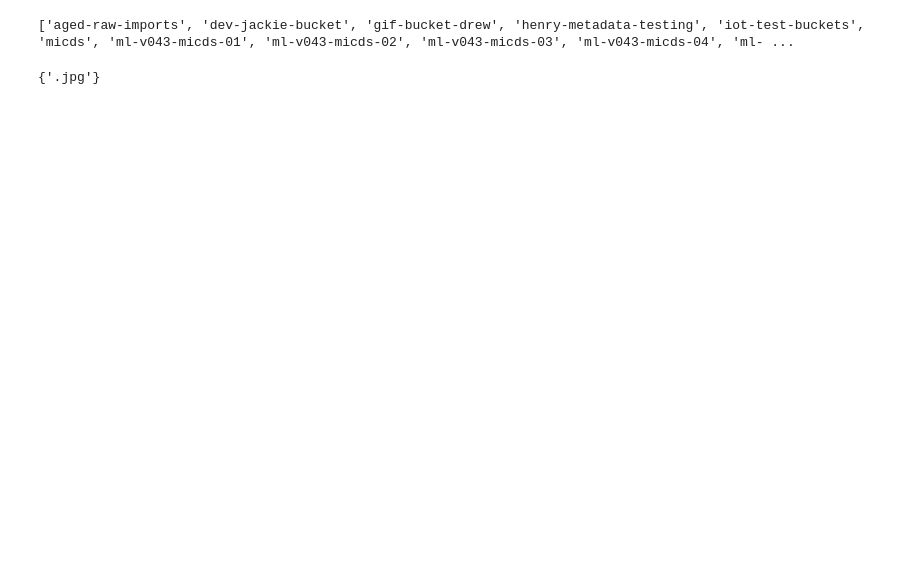
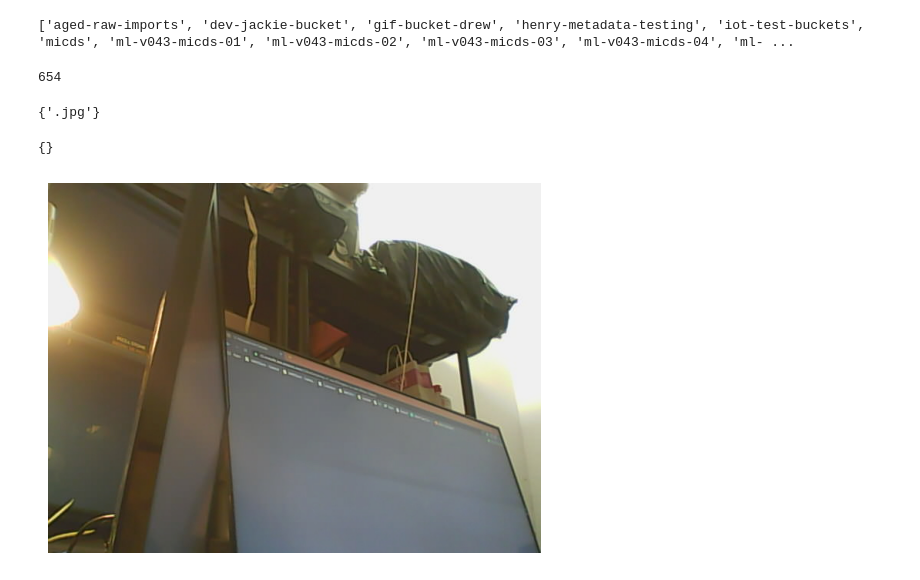
Before and after one commit to MST-Capstone2-MarsFarm/image_processor, a Jupyter notebook: workflow/boto_exploration.ipynb, the cells around one changed output. Drawn from its saved outputs; the diff is of its cells as text; code cells hidden in the pictures; blank space fills up the shorter version.

Commit message:
Testing out algorithm on s3 bucket.

```diff
--- a/workflow/boto_exploration.ipynb
+++ b/workflow/boto_exploration.ipynb
@@ -88,7 +92,10 @@ def count_images_in_bucket(bucket_name):
         image_count = executor.map(is_image, keys)
     return sum(image_count)
 
-#print(count_images_in_bucket('mv1-production'))
+#mv1 actively accumulates images over time
+print(count_images_in_bucket('mm-v023-regini-01'))
+# %% [output]
+654
 # %%
 def get_metadata(bucket_name):
     paginator = s3.get_paginator('list_objects_v2')
@@ -119,3 +128,42 @@ def get_unique_file_types(bucket_name):
 get_unique_file_types('mm-v023-backup')
 # %% [output]
 {'.jpg'}
+# %%
+import cv2
+import numpy as np
+import io
+import matplotlib.pyplot as plt
+
+#function to tst loading an image directly from s3
+def display_first_image_with_opencv(bucket_name):
+    paginator = s3.get_paginator('list_objects_v2')
+    page_iterator = paginator.paginate(Bucket=bucket_name)
+
+    image_extensions = ['.jpg', '.jpeg', '.png', '.gif', '.bmp', '.tiff', '.svg']
+
+    for page in page_iterator:
+        for obj in page.get('Contents', []):
+            if any(obj['Key'].lower().endswith(ext) for ext in image_extensions):
+                response = s3.get_object(Bucket=bucket_name, Key=obj['Key'])
+                image_data = response['Body'].read()
+                print(response['Metadata'])
+
+                # Load the image data into a PIL Image object
+                image = Image.open(io.BytesIO(image_data))
+
+                # Convert the PIL Image to a NumPy array
+                image_np = np.array(image)
+
+                # Plot the image
+                plt.imshow(image_np)
+                plt.axis('off')  # Hide axis
+                plt.show()
+
+                # Display the image
+                return
+    print("No images found in the bucket.")
+
+display_first_image_with_opencv('mvp-v1-asa-06')
+# %% [output]
+{}
+[figure, added]
```
Also changed, not shown: parts of 4 cells of this notebook.
